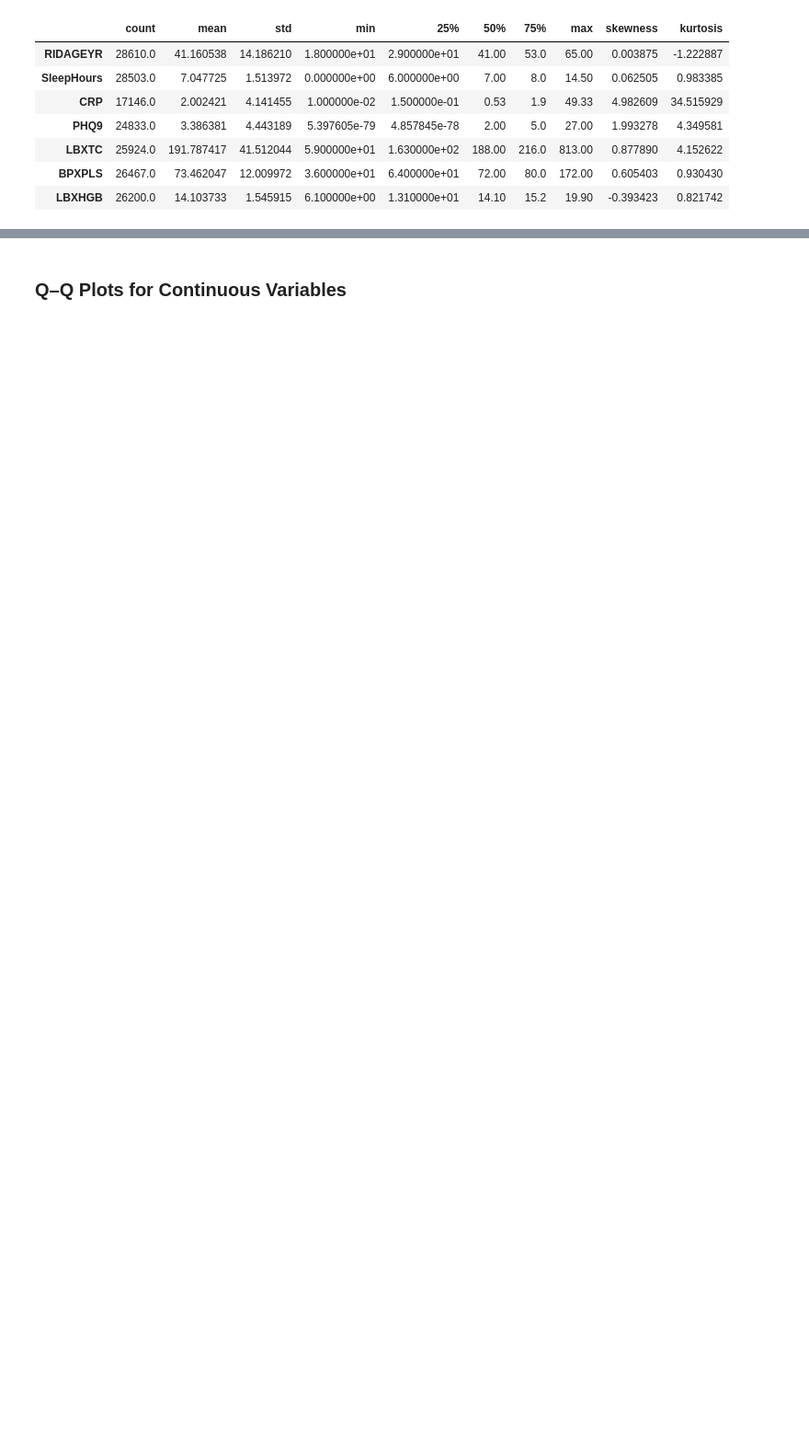
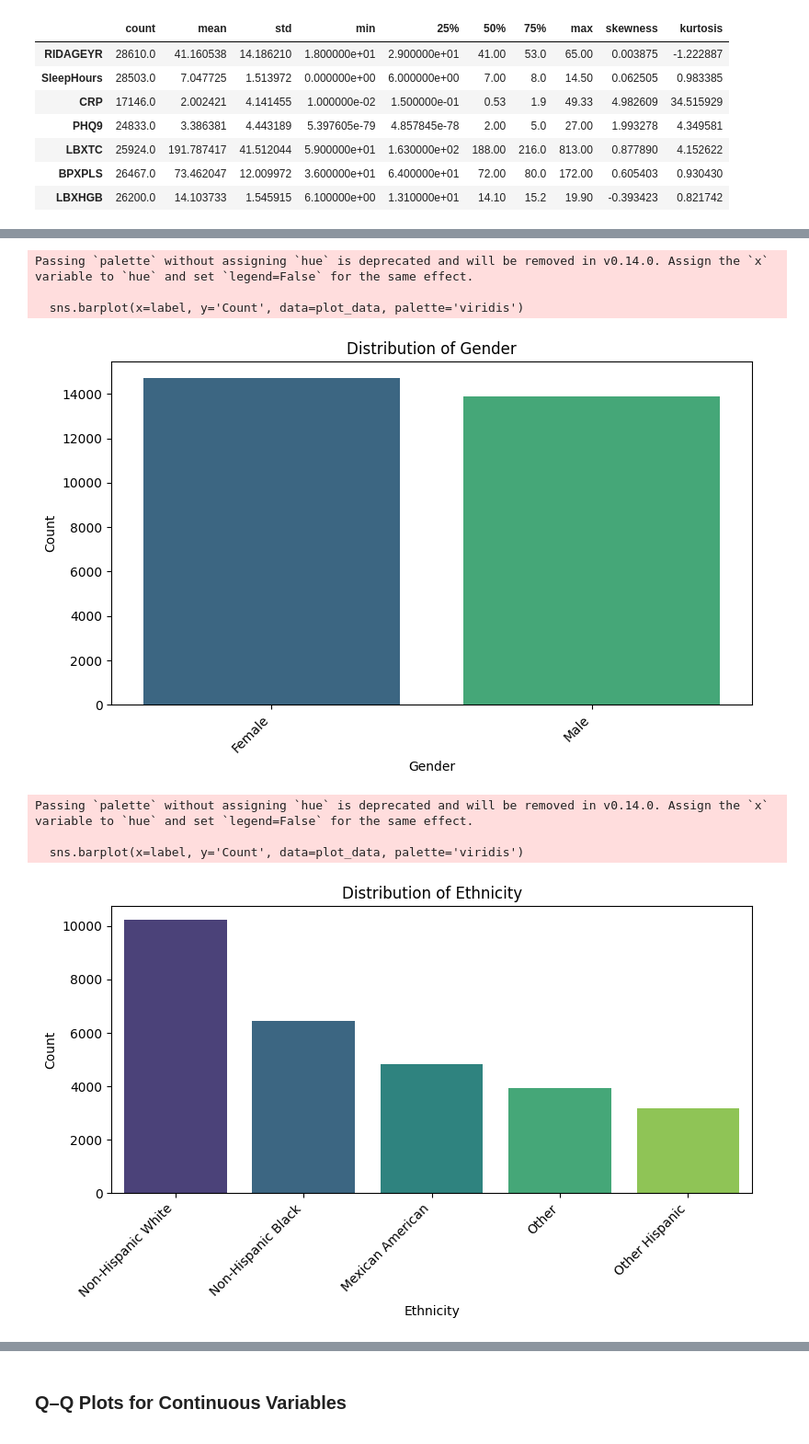
Before and after one commit to yyasminhz/rahh, a Jupyter notebook: finalised_for_presentation.ipynb, the cells around one changed output, grey strips where cells are left out. Shown at 92% size. Cells and saved outputs as stored; diff of their text form; code cells hidden in the pictures; blank space fills up the shorter version.

```diff
--- a/finalised_for_presentation.ipynb
+++ b/finalised_for_presentation.ipynb
@@ -428,16 +428,6 @@ for var in cat_vars:
 
     display(HTML(f"<h3 style='margin-top:20px;'>{label}</h3>"))
     display(freq)
-
-# Generate bar chart
-    plt.figure(figsize=(8, 5))
-    freq['Count'].plot(kind='bar', color='skyblue', edgecolor='black')
-    plt.title(f'Distribution of {label}')
-    plt.xlabel(label)
-    plt.ylabel('Count')
-    plt.xticks(rotation=45, ha='right')
-    plt.tight_layout()
-    plt.show()
 # %% [output]
 Frequency Tables for Categorical Variables
 Gender
@@ -471,0 +458,49 @@ Activity Level
+# %%
+import matplotlib.pyplot as plt
+import seaborn as sns
+import numpy as np
+
+# Define categorical variables and their labels
+categorical_vars = ['RIAGENDR', 'RIDRETH1', 'SMQ020', 'ActivityLevel']
+categorical_labels = {
+    'RIAGENDR': 'Gender',
+    'RIDRETH1': 'Ethnicity',
+    'SMQ020': 'Ever Smoked',
+    'ActivityLevel': 'Activity Level'
+}
+
+# Map numerical codes to labels for plotting
+df_all['RIAGENDR_label'] = df_all['RIAGENDR'].map(gender_map)
+df_all['RIDRETH1_label'] = df_all['RIDRETH1'].map(race_map)
+df_all['SMQ020_label'] = df_all['SMQ020'].map(smoke100_map)
+# ActivityLevel already contains string labels, no mapping needed
+
+# Create grouped bar charts for each categorical variable
+for var in categorical_vars:
+    label = categorical_labels[var]
+    # Use the mapped label column for plotting, except for ActivityLevel
+    if var == 'ActivityLevel':
+        # Handle None values in ActivityLevel
+        plot_data = df_all['ActivityLevel'].replace('None', np.nan).dropna().value_counts().reset_index()
+        plot_data.columns = [label, 'Count']
+    else:
+        plot_data = df_all[f'{var}_label'].value_counts().reset_index()
+        plot_data.columns = [label, 'Count']
+
+    plt.figure(figsize=(8, 5))
+    sns.barplot(x=label, y='Count', data=plot_data, palette='viridis')
+    plt.title(f'Distribution of {label}')
+    plt.xlabel(label)
+    plt.ylabel('Count')
+    plt.xticks(rotation=45, ha='right')
+    plt.tight_layout()
+    plt.show()
+# %% [output]
+Passing `palette` without assigning `hue` is deprecated and will be removed in v0.14.0. Assign the `x` variable to `hue` and set `legend=False` for the same effect.
+
+  sns.barplot(x=label, y='Count', data=plot_data, palette='viridis')
+[figure, added]
+Passing `palette` without assigning `hue` is deprecated and will be removed in v0.14.0. Assign the `x` variable to `hue` and set `legend=False` for the same effect.
+
+  sns.barplot(x=label, y='Count', data=plot_data, palette='viridis')
+[figure, added]
```
Also changed, not shown: parts of 13 cells of this notebook.
